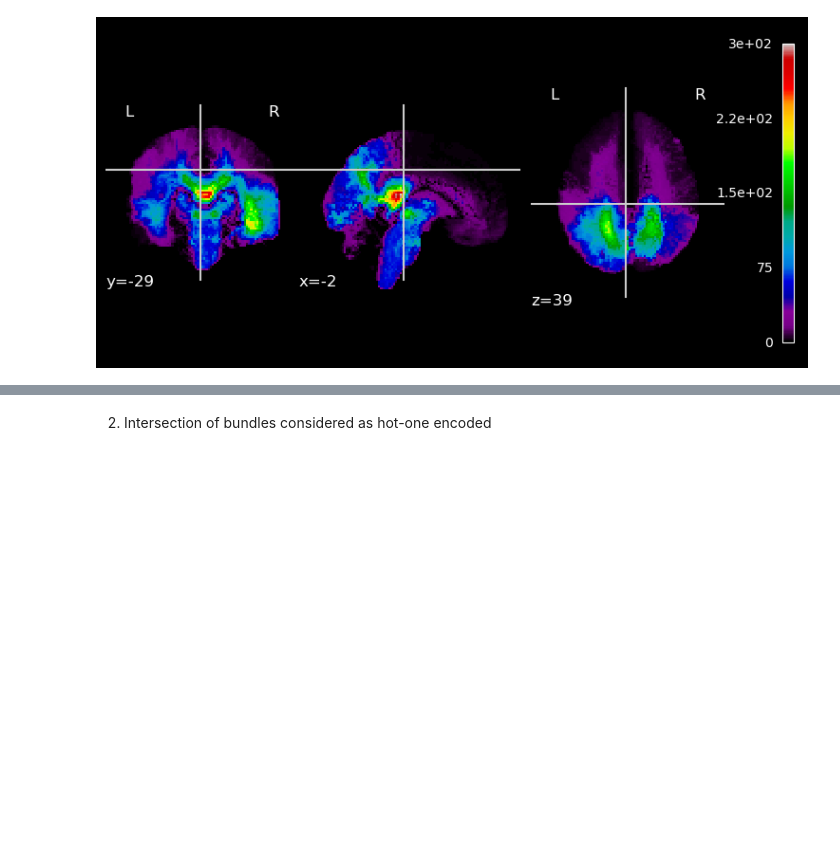
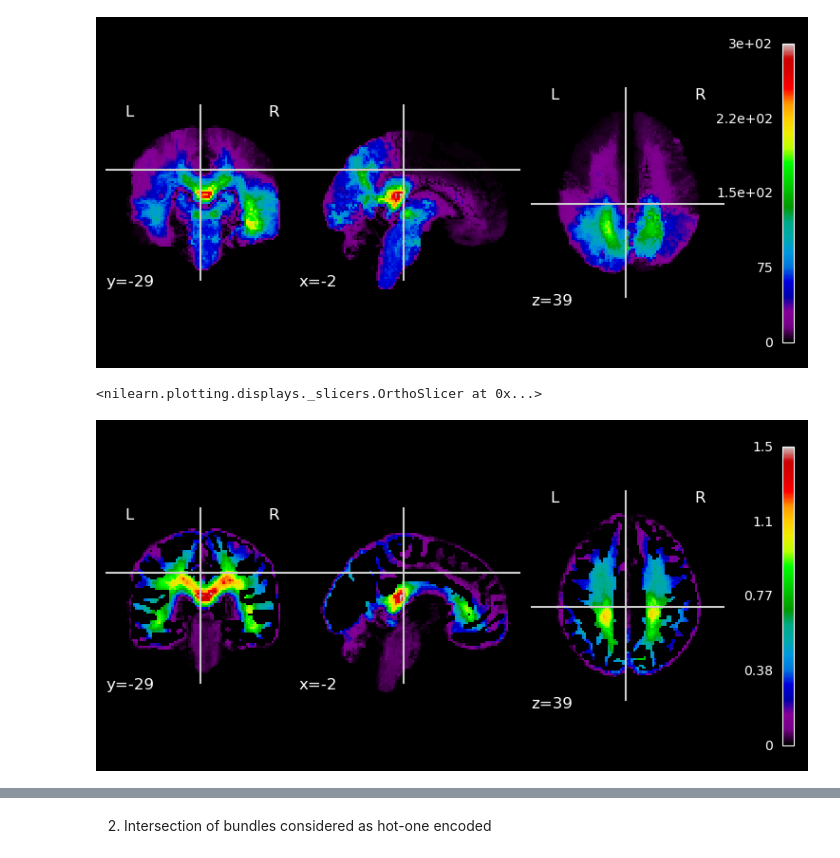
Before and after one commit to miki998/structural_wminpainting, a Jupyter notebook: functional_fiberatlas.ipynb, the cells around one changed output, grey strips where cells are left out. Saved outputs shown, nothing was run; the diff lists cells and outputs as text; code cells hidden in the pictures; blank space fills up the shorter version.

```diff
--- a/functional_fiberatlas.ipynb
+++ b/functional_fiberatlas.ipynb
@@ -242,7 +264,7 @@ scores = []
 for k in tqdm(range(len(regularizers))):
     clf = Ridge(alpha=regularizers[k])
     clf.fit(X.T, y)
-    scores.append(clf.score(X.T,y))
+    scores.append(((clf.predict(X.T) - y) ** 2).mean())
     coefs.append(clf.coef_)
 # %%
 regularizers_lasso = np.sort(np.concatenate([np.logspace(-5,0,6), np.logspace(-5,0,6) / 2]))
@@ -441,3 +506,22 @@ plot_epi(abs_nifti(nib.Nifti1Image(wm_inpainted_conn, affine=rest_affine)), colo
 # %% [output]
 <nilearn.plotting.displays._slicers.OrthoSlicer at 0x...>
 [figure]
+# %%
+# Iterate across all the bundles and populate each voxels by the timcourses
+wm_inpainted_conn_lreg = np.zeros_like(ftimecourse[:,:,:,0])
+for k in tqdm(range(len(bundles_labels))):
+    i,j = bundles_labels[k]
+    # volcoords_interest = volcoord2mnicoord(streamline[:,[0,1,2]], trans_affine).astype(int)
+    volcoords_interest = fmri_coords[k]
+    avg_betweenbundle_conn = corr_mat[i-1,j-1]
+    for coord in volcoords_interest:
+        x,y,z = coord
+        wm_inpainted_conn_lreg[x,y,z] = wm_inpainted_conn_lreg[x,y,z] + mlp_weight[k] *  avg_betweenbundle_conn
+# %%
+gm_mask_subj = nib.load('../atlas_data/rstfMRI_eg/gm_mask_subj7.nii')
+wm_mask_subj = (gm_mask_subj.get_fdata() + 1) % 2
+# %%
+plot_epi(abs_nifti(nib.Nifti1Image(wm_mask_subj * wm_inpainted_conn_lreg, affine=rest_affine)), colorbar=True, cut_coords=(-2,-29,39))
+# %% [output]
+<nilearn.plotting.displays._slicers.OrthoSlicer at 0x...>
+[figure, added]
```
Also changed, not shown: parts of 18 cells of this notebook.
